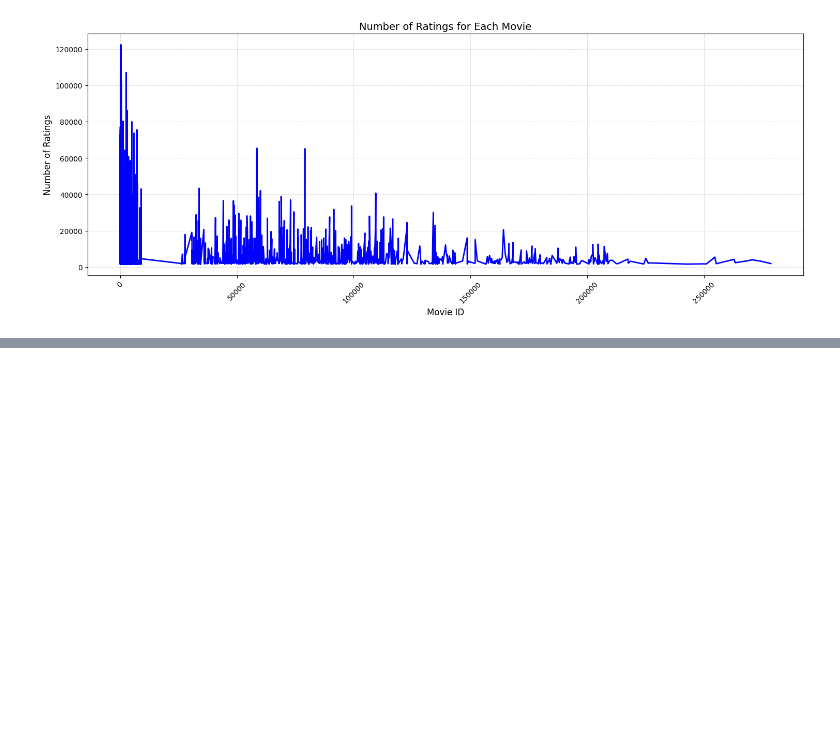
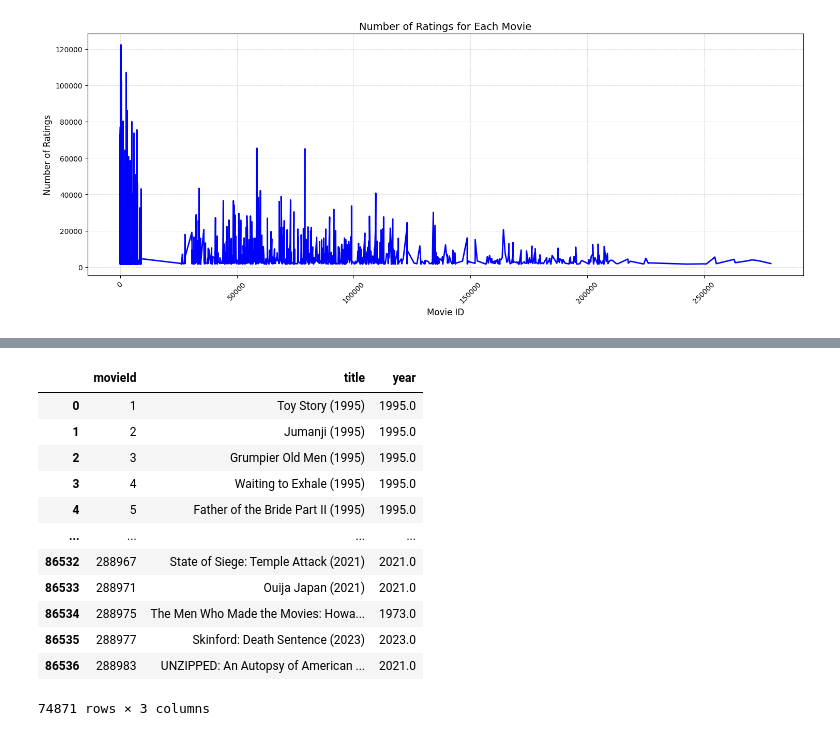
Before and after one commit to samiguru/AI-Samir-Ibrahim-OPA23, a Jupyter notebook: labs/Lab1_AI.ipynb, the cells around one changed output, grey strips where cells are left out. Cells and saved outputs as stored; diff of their text form; code cells hidden in the pictures; blank space fills up the shorter version.

Commit message:
Q 1.2 part 1

```diff
--- a/labs/Lab1_AI.ipynb
+++ b/labs/Lab1_AI.ipynb
@@ -205,0 +227,25 @@ array([[   318, 122296],
+# %%
+import pandas as pd
+
+movies_df = pd.read_csv("../data/ml-latest/movies.csv") # Read the movies CSV file from the source "../data/ml-latest/movies.csv"
+
+movies_df.drop(columns=["genres"], inplace=True) # Drop the "genres" column
+movies_df['year'] = movies_df['title'].str.extract(r'\((\d{4})\)$') # Extract the release year from the "title" column
+movies_df['year'] = pd.to_numeric(movies_df['year'], errors='coerce') # Convert the "year" column to numeric
+movies_df = movies_df[movies_df['year'] > 1960] # Filter movies released after 1960
+
+movies_df # Display the modified DataFrame
+# %% [output]
+|  | movieId | title | year |
+| 0 | 1 | Toy Story (1995) | 1995.0 |
+| 1 | 2 | Jumanji (1995) | 1995.0 |
+| 2 | 3 | Grumpier Old Men (1995) | 1995.0 |
+| 3 | 4 | Waiting to Exhale (1995) | 1995.0 |
+| 4 | 5 | Father of the Bride Part II (1995) | 1995.0 |
+| ... | ... | ... | ... |
+| 86532 | 288967 | State of Siege: Temple Attack (2021) | 2021.0 |
+| 86533 | 288971 | Ouija Japan (2021) | 2021.0 |
+| 86534 | 288975 | The Men Who Made the Movies: Howa... | 1973.0 |
+| 86535 | 288977 | Skinford: Death Sentence (2023) | 2023.0 |
+| 86536 | 288983 | UNZIPPED: An Autopsy of American ... | 2021.0 |
+74871 rows × 3 columns
```
Also changed, not shown: parts of 15 cells of this notebook.
